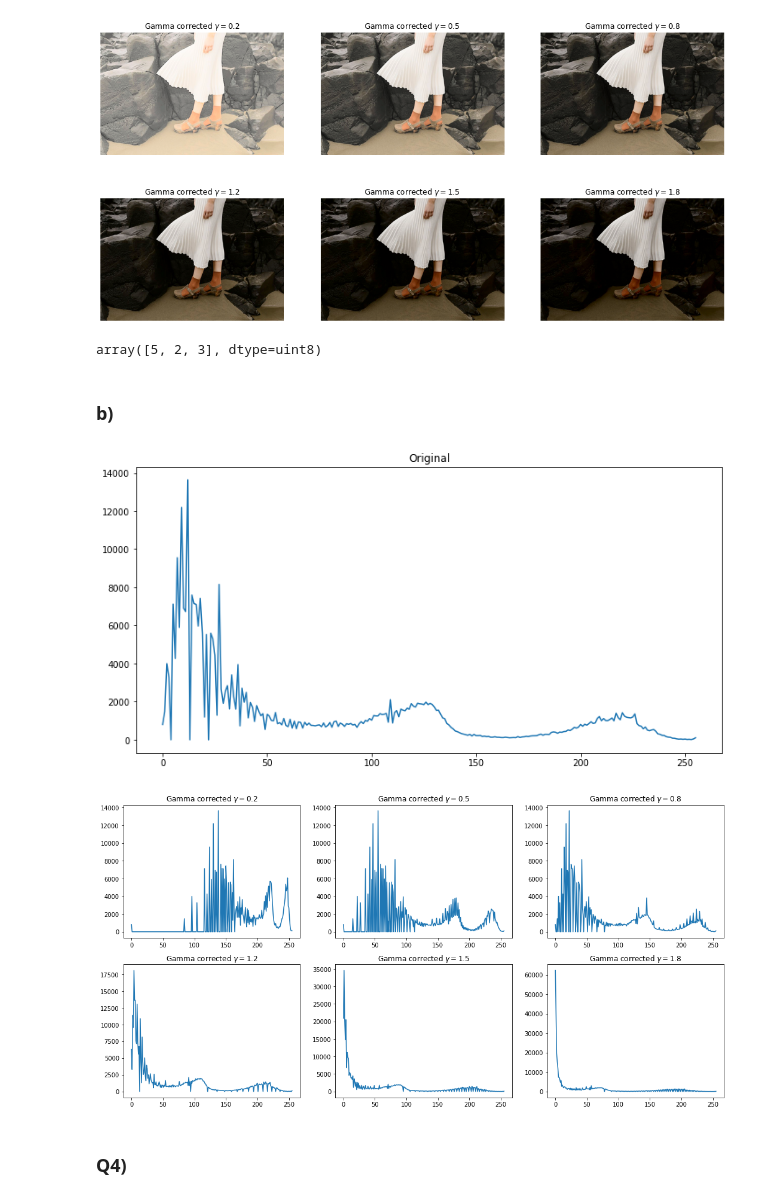
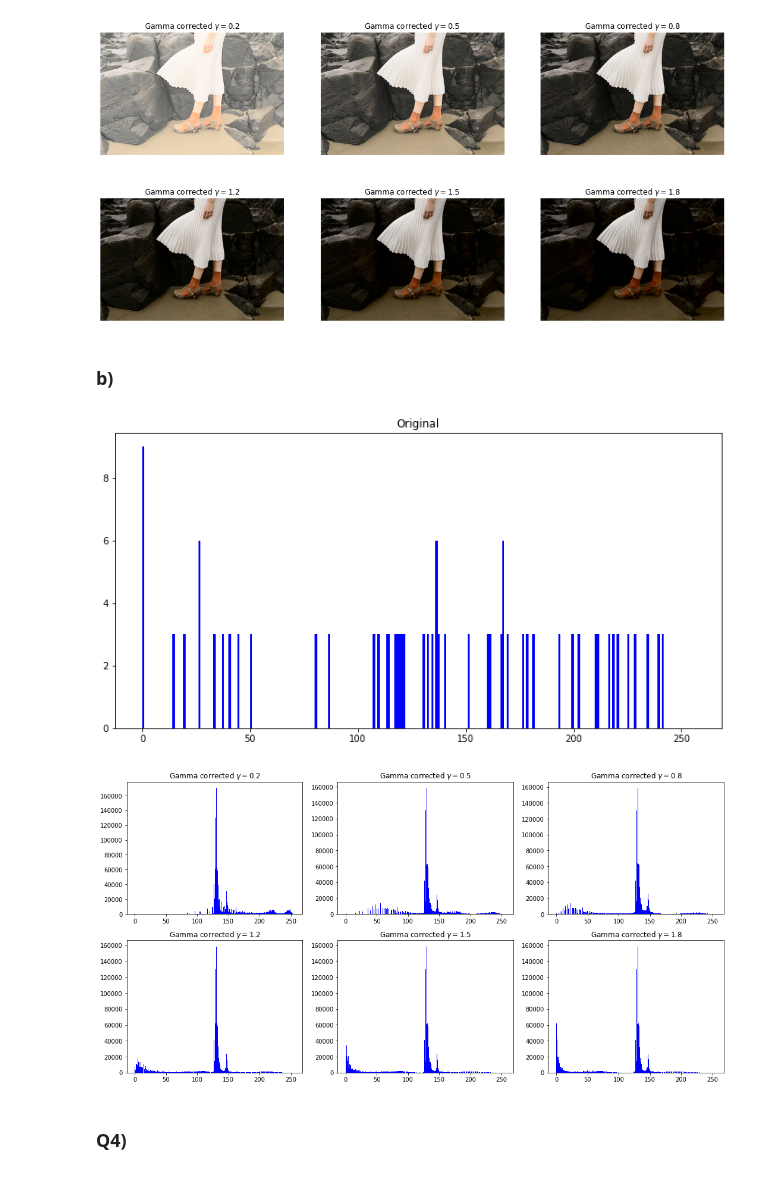
Before and after one commit to Krishnakanth-lab/EN2550_Assignment1, a Jupyter notebook: Krishnakanth_190323C_a01.ipynb, the cells around one changed output. Saved outputs shown, nothing was run; the diff lists cells and outputs as text; code cells hidden in the pictures.

```diff
--- a/Krishnakanth_190323C_a01.ipynb
+++ b/Krishnakanth_190323C_a01.ipynb
@@ -89,11 +89,11 @@ plt.show()
 # %% [markdown]
 ### b)
 # %%
-t1 = np.linspace(100,255, 195)
-t2 = np.linspace(50,0, 61)
-# t3 = np.linspace(255,255, 40)
+t1 = np.linspace(255, 255, 150)
+t2 = np.linspace(20, 250, 50)
+t3 = np.linspace(250,255, 56)
 
-t = np.concatenate((t1, t2), axis=0).astype(np.uint8)
+t = np.concatenate((t1, t2, t3), axis=0).astype(np.uint8)
 
 fig, ax=plt.subplots()
 ax.plot(t)
@@ -152,41 +152,41 @@ for gamma in gamma_list:
 plt.show()
 # %% [output]
 [figure]
-# %%
-gamma_img[0,1]=[5,2,3]
-gamma_img[0,1]
-# %% [output]
-array([5, 2, 3], dtype=uint8)
 # %% [markdown]
 ### b)
 # %%
 hist_original = cv.calcHist([gamma_img], [0], None, [256], [0,256])
+# hist_original = plt.hist(gamma_img.flatten(), 256, [0,256])
+hist_original = cv.cvtColor(hist_original, cv.COLOR_BGR2RGB)
 
 fig, ax = plt.subplots(figsize=(12, 6))
-ax.plot(hist_original)
+# ax.plot(hist_original)
+ax.hist(hist_original.flatten(), 256, [0,256], color='b')
 ax.set_title(r'Original')
 plt.show()
 
 fig, ax = plt.subplots(2, 3, figsize=(18, 9))
 j=0
 for gamma in gamma_list:
     r=j//3
     c=j%3
 
     img_copy = copy.deepcopy(gamma_img)
 
     t = np.array([(p/255)**gamma*255 for p in range (0, 256)]).astype(np.uint8)
     img_copy[:,:,0] = cv.LUT(img_copy[:,:,0], t)
-    hist_after = cv.calcHist([img_copy], [0], None, [256], [0,256])
+    # hist_after = cv.calcHist([img_copy], [0], None, [256], [0,256])
+    # hist_after = plt.hist(img_copy.flatten(), 256, [0,256], color='b')
 
-    ax[r][c].plot(hist_after)
+    # ax[r][c].plot(hist_after)
+    ax[r][c].hist(img_copy.flatten(), 256, [0,256], color='b')
     ax[r][c].set_title('Gamma corrected $\gamma = {}$'.format(gamma))
 
     j+=1
 plt.show()
 # %% [output]
-[figure, old version]
+[figure, new version]
-[figure, old version]
+[figure, new version]
 # %% [markdown]
 ### Q4)
 # %%
```
Also changed, not shown: parts of 3 cells of this notebook, 1 other file.
